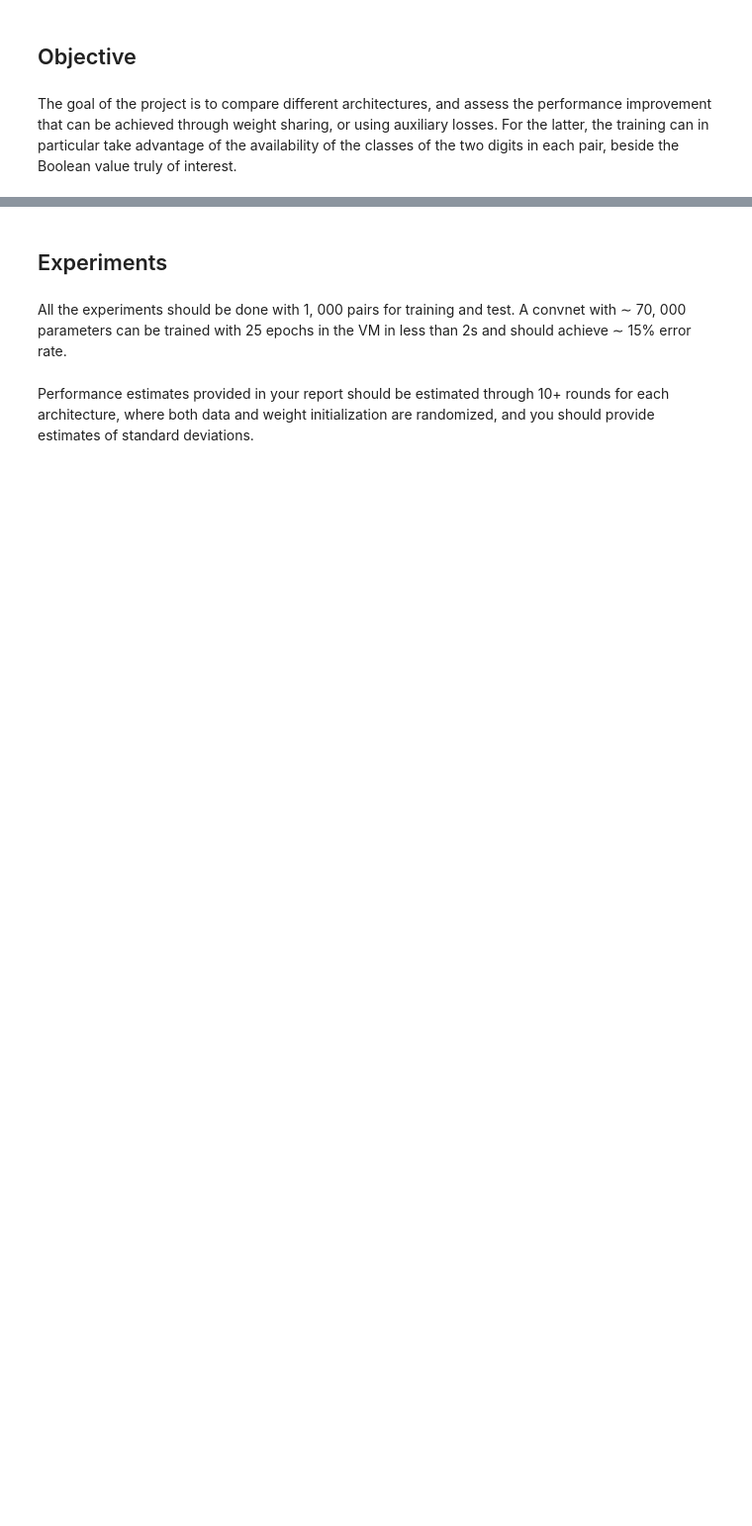
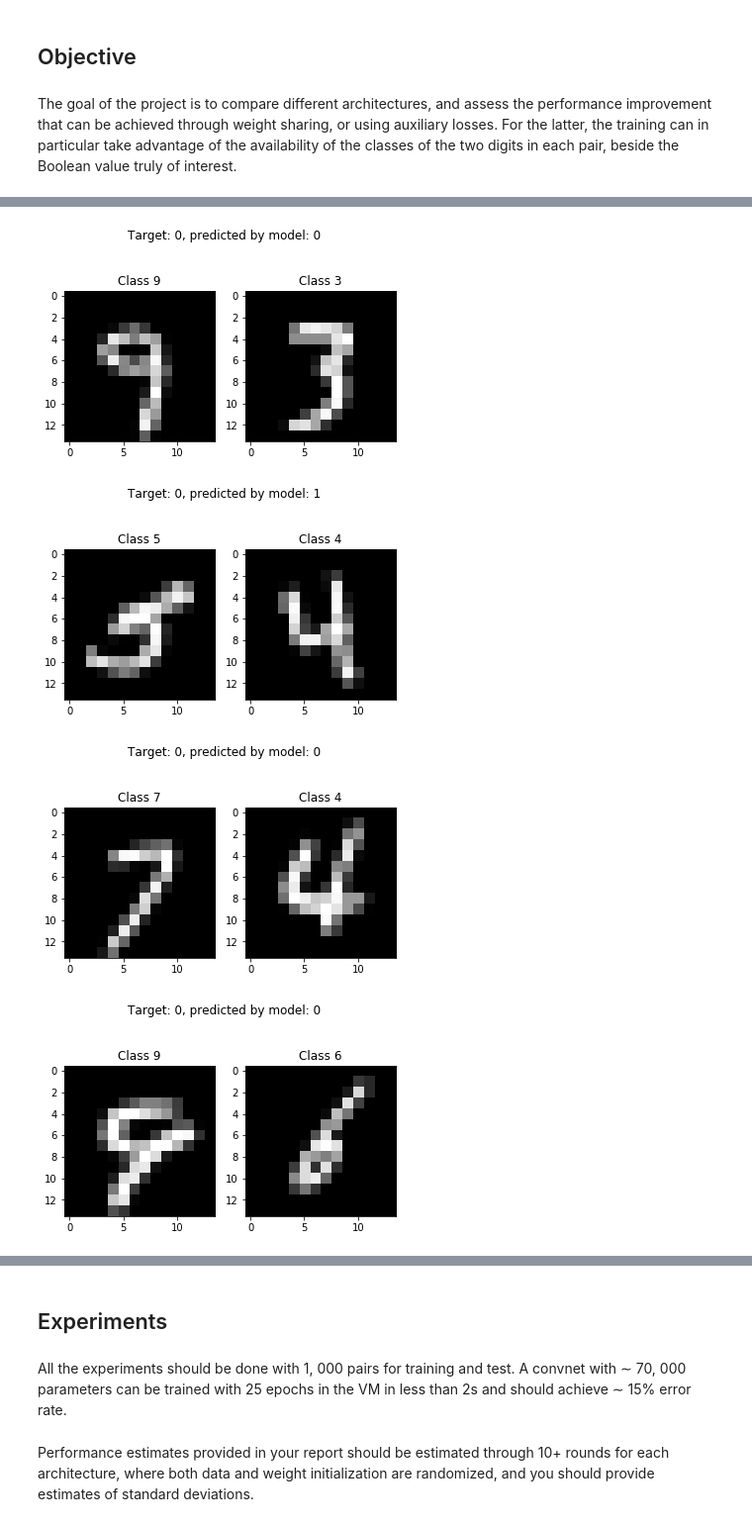
Before and after one commit to oganesManasian/Weight-sharing-and-auxiliary-losses-for-classification, a Jupyter notebook: Weight sharing and auxiliary losses for classification.ipynb, the cells around one changed output, grey strips where cells are left out. Shown at 99% size. Saved outputs shown, nothing was run; the diff lists cells and outputs as text; code cells hidden in the pictures; blank space fills up the shorter version.

```diff
--- a/Weight sharing and auxiliary losses for classification.ipynb
+++ b/Weight sharing and auxiliary losses for classification.ipynb
@@ -44,0 +275,21 @@ Boolean value truly of interest.
+# %%
+for ind in range(10):
+    image = train_input[ind]
+    target = train_target[ind]
+    classes = train_classes[ind]
+
+    predicted = net.predict(image.unsqueeze(0))
+
+    fig, axs = plt.subplots(1, 2)
+    axs[0].imshow(image[0], cmap="gray")
+    axs[0].set_title(f"Class {classes[0].item()}")
+    axs[1].imshow(image[1], cmap="gray")
+    axs[1].set_title(f"Class {classes[1].item()}")
+    fig.suptitle(f"Target: {target.item()}, predicted by model: {predicted.item()}")
+
+    plt.show()
+# %% [output]
+[figure, added]
+[figure, added]
+[figure, added]
+[figure, added]
```
Also changed, not shown: parts of 23 cells of this notebook.
